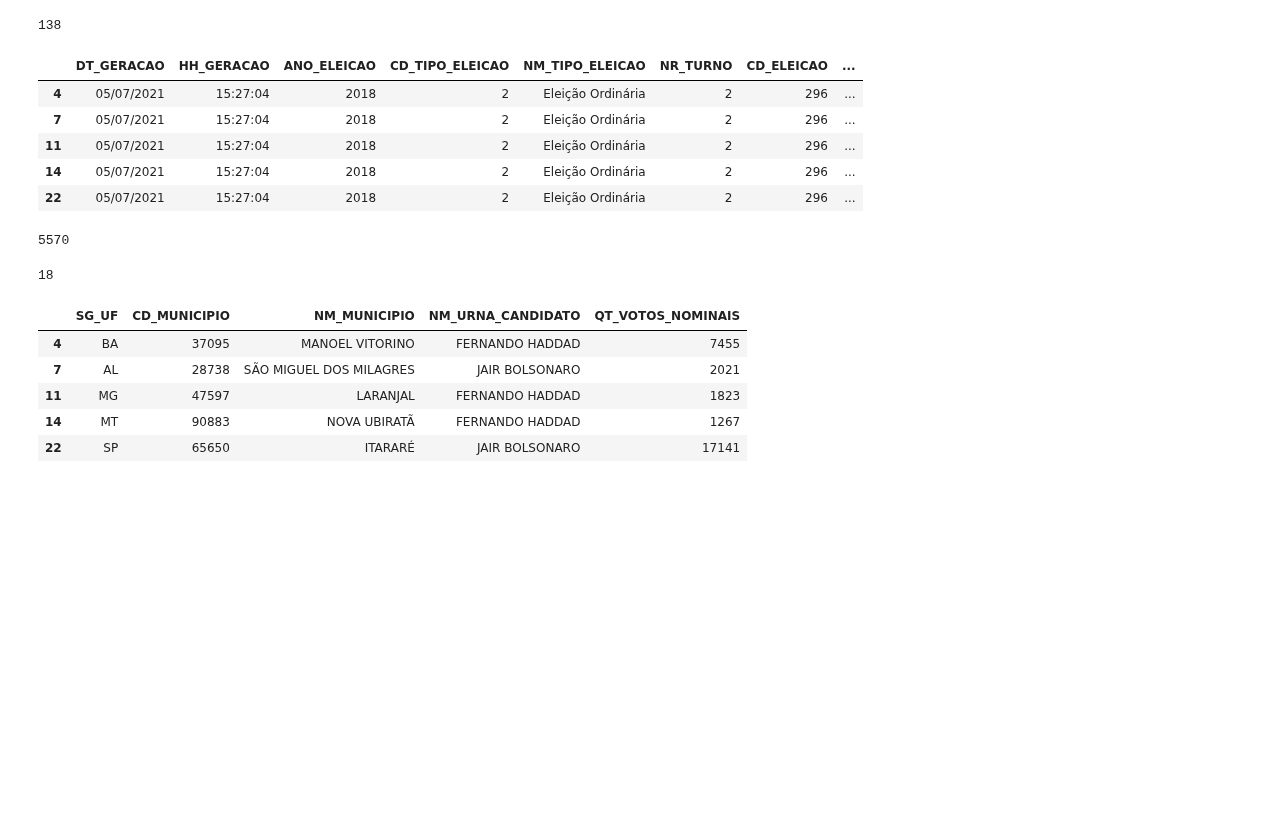
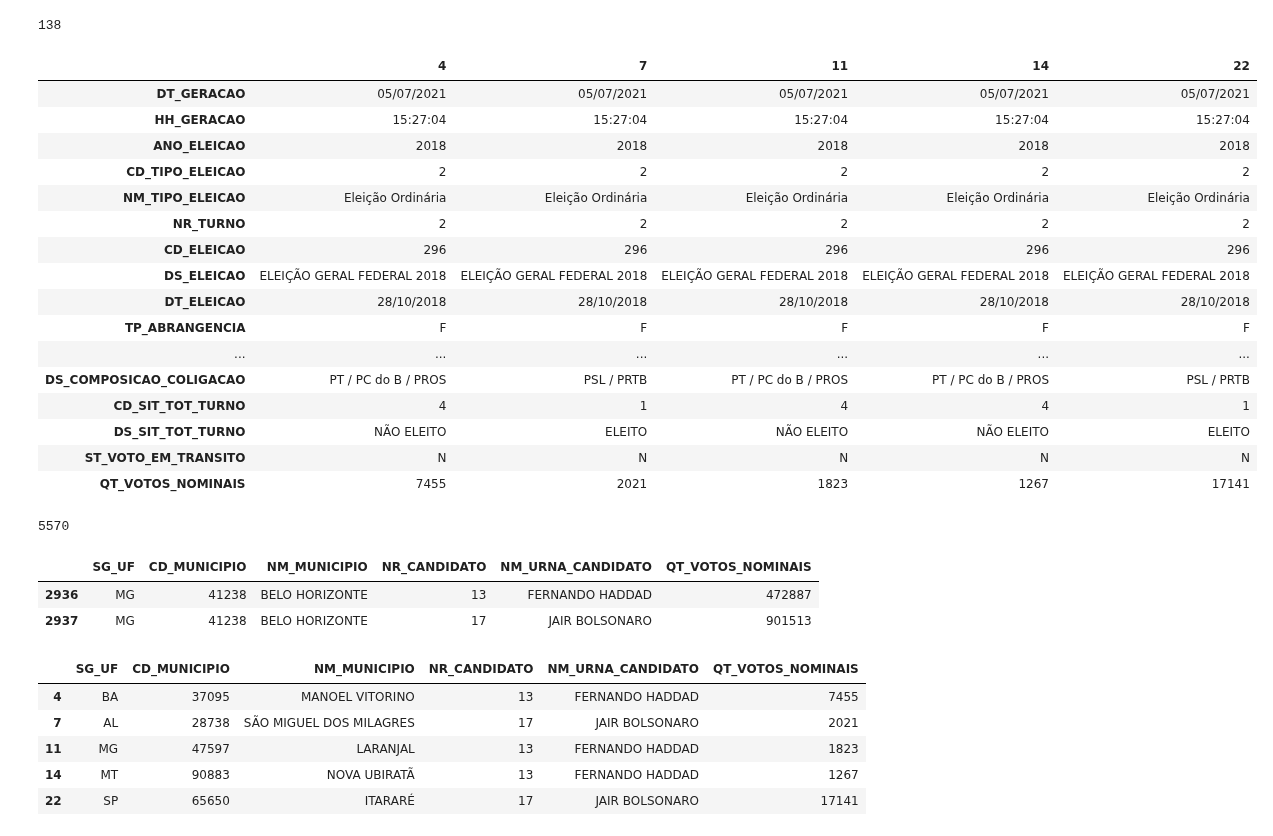
Before and after one commit to V1L3La/Learning-An-lise-de-Dados-em-Python, a Jupyter notebook: Mapa_das_Eleições_de_2018.ipynb, the cells around one changed output. Cells and saved outputs as stored; diff of their text form; code cells hidden in the pictures; blank space fills up the shorter version.

```diff
--- a/Mapa_das_Eleições_de_2018.ipynb
+++ b/Mapa_das_Eleições_de_2018.ipynb
@@ -193,14 +194,25 @@ df_votacao[df_votacao["SG_UF"] == 'ZZ'] ['CD_MUNICIPIO'].nunique()
 # %%
 # Eliminar os municipios de fora do brasil
 df_votacao = df_votacao[df_votacao['SG_UF'] != 'ZZ']
-df_votacao.head()
+df_votacao.head().T
 # %% [output]
-|  | DT_GERACAO | HH_GERACAO | ANO_ELEICAO | CD_TIPO_ELEICAO | NM_TIPO_ELEICAO | NR_TURNO | CD_ELEICAO | ... |
-| 4 | 05/07/2021 | 15:27:04 | 2018 | 2 | Eleição Ordinária | 2 | 296 | ... |
-| 7 | 05/07/2021 | 15:27:04 | 2018 | 2 | Eleição Ordinária | 2 | 296 | ... |
-| 11 | 05/07/2021 | 15:27:04 | 2018 | 2 | Eleição Ordinária | 2 | 296 | ... |
-| 14 | 05/07/2021 | 15:27:04 | 2018 | 2 | Eleição Ordinária | 2 | 296 | ... |
-| 22 | 05/07/2021 | 15:27:04 | 2018 | 2 | Eleição Ordinária | 2 | 296 | ... |
+|  | 4 | 7 | 11 | 14 | 22 |
+| DT_GERACAO | 05/07/2021 | 05/07/2021 | 05/07/2021 | 05/07/2021 | 05/07/2021 |
+| HH_GERACAO | 15:27:04 | 15:27:04 | 15:27:04 | 15:27:04 | 15:27:04 |
+| ANO_ELEICAO | 2018 | 2018 | 2018 | 2018 | 2018 |
+| CD_TIPO_ELEICAO | 2 | 2 | 2 | 2 | 2 |
+| NM_TIPO_ELEICAO | Eleição Ordinária | Eleição Ordinária | Eleição Ordinária | Eleição Ordinária | Eleição Ordinária |
+| NR_TURNO | 2 | 2 | 2 | 2 | 2 |
+| CD_ELEICAO | 296 | 296 | 296 | 296 | 296 |
+| DS_ELEICAO | ELEIÇÃO GERAL FEDERAL 2018 | ELEIÇÃO GERAL FEDERAL 2018 | ELEIÇÃO GERAL FEDERAL 2018 | ELEIÇÃO GERAL FEDERAL 2018 | ELEIÇÃO GERAL FEDERAL 2018 |
+| DT_ELEICAO | 28/10/2018 | 28/10/2018 | 28/10/2018 | 28/10/2018 | 28/10/2018 |
+| TP_ABRANGENCIA | F | F | F | F | F |
+| ... | ... | ... | ... | ... | ... |
+| DS_COMPOSICAO_COLIGACAO | PT / PC do B / PROS | PSL / PRTB | PT / PC do B / PROS | PT / PC do B / PROS | PSL / PRTB |
+| CD_SIT_TOT_TURNO | 4 | 1 | 4 | 4 | 1 |
+| DS_SIT_TOT_TURNO | NÃO ELEITO | ELEITO | NÃO ELEITO | NÃO ELEITO | ELEITO |
+| ST_VOTO_EM_TRANSITO | N | N | N | N | N |
+| QT_VOTOS_NOMINAIS | 7455 | 2021 | 1823 | 1267 | 17141 |
 # %%
 # Verificando a quantidade de municipios
 df_votacao['CD_MUNICIPIO'].nunique()
@@ -212,18 +224,21 @@ df_votacao['CD_MUNICIPIO'].nunique()
 # mas municipios maiores podem ter várias zonas eleitorias
 
 # Verificar quantas zonas eleitorais tem em Belo Horizonte     NR_ZONA
-df_votacao[df_votacao["NM_MUNICIPIO"] == 'BELO HORIZONTE']['NR_ZONA'].nunique()
+#df_votacao[df_votacao["NM_MUNICIPIO"] == 'BELO HORIZONTE']['NR_ZONA'].nunique()
+df_votacao[df_votacao["NM_MUNICIPIO"] == 'BELO HORIZONTE']
 # %% [output]
-18
+|  | SG_UF | CD_MUNICIPIO | NM_MUNICIPIO | NR_CANDIDATO | NM_URNA_CANDIDATO | QT_VOTOS_NOMINAIS |
+| 2936 | MG | 41238 | BELO HORIZONTE | 13 | FERNANDO HADDAD | 472887 |
+| 2937 | MG | 41238 | BELO HORIZONTE | 17 | JAIR BOLSONARO | 901513 |
 # %%
 # Eliminar algumas colunas do dataframe que não serão utilizados
 
-df_votacao = df_votacao[['SG_UF', 'CD_MUNICIPIO', 'NM_MUNICIPIO', 'NM_URNA_CANDIDATO', 'QT_VOTOS_NOMINAIS' ]]
+df_votacao = df_votacao[['SG_UF', 'CD_MUNICIPIO', 'NM_MUNICIPIO', 'NR_CANDIDATO', 'NM_URNA_CANDIDATO', 'QT_VOTOS_NOMINAIS' ]]
 df_votacao.head()
 # %% [output]
-|  | SG_UF | CD_MUNICIPIO | NM_MUNICIPIO | NM_URNA_CANDIDATO | QT_VOTOS_NOMINAIS |
-| 4 | BA | 37095 | MANOEL VITORINO | FERNANDO HADDAD | 7455 |
-| 7 | AL | 28738 | SÃO MIGUEL DOS MILAGRES | JAIR BOLSONARO | 2021 |
-| 11 | MG | 47597 | LARANJAL | FERNANDO HADDAD | 1823 |
-| 14 | MT | 90883 | NOVA UBIRATÃ | FERNANDO HADDAD | 1267 |
-| 22 | SP | 65650 | ITARARÉ | JAIR BOLSONARO | 17141 |
+|  | SG_UF | CD_MUNICIPIO | NM_MUNICIPIO | NR_CANDIDATO | NM_URNA_CANDIDATO | QT_VOTOS_NOMINAIS |
+| 4 | BA | 37095 | MANOEL VITORINO | 13 | FERNANDO HADDAD | 7455 |
+| 7 | AL | 28738 | SÃO MIGUEL DOS MILAGRES | 17 | JAIR BOLSONARO | 2021 |
+| 11 | MG | 47597 | LARANJAL | 13 | FERNANDO HADDAD | 1823 |
+| 14 | MT | 90883 | NOVA UBIRATÃ | 13 | FERNANDO HADDAD | 1267 |
+| 22 | SP | 65650 | ITARARÉ | 17 | JAIR BOLSONARO | 17141 |
```
Also changed, not shown: parts of 8 cells of this notebook.
